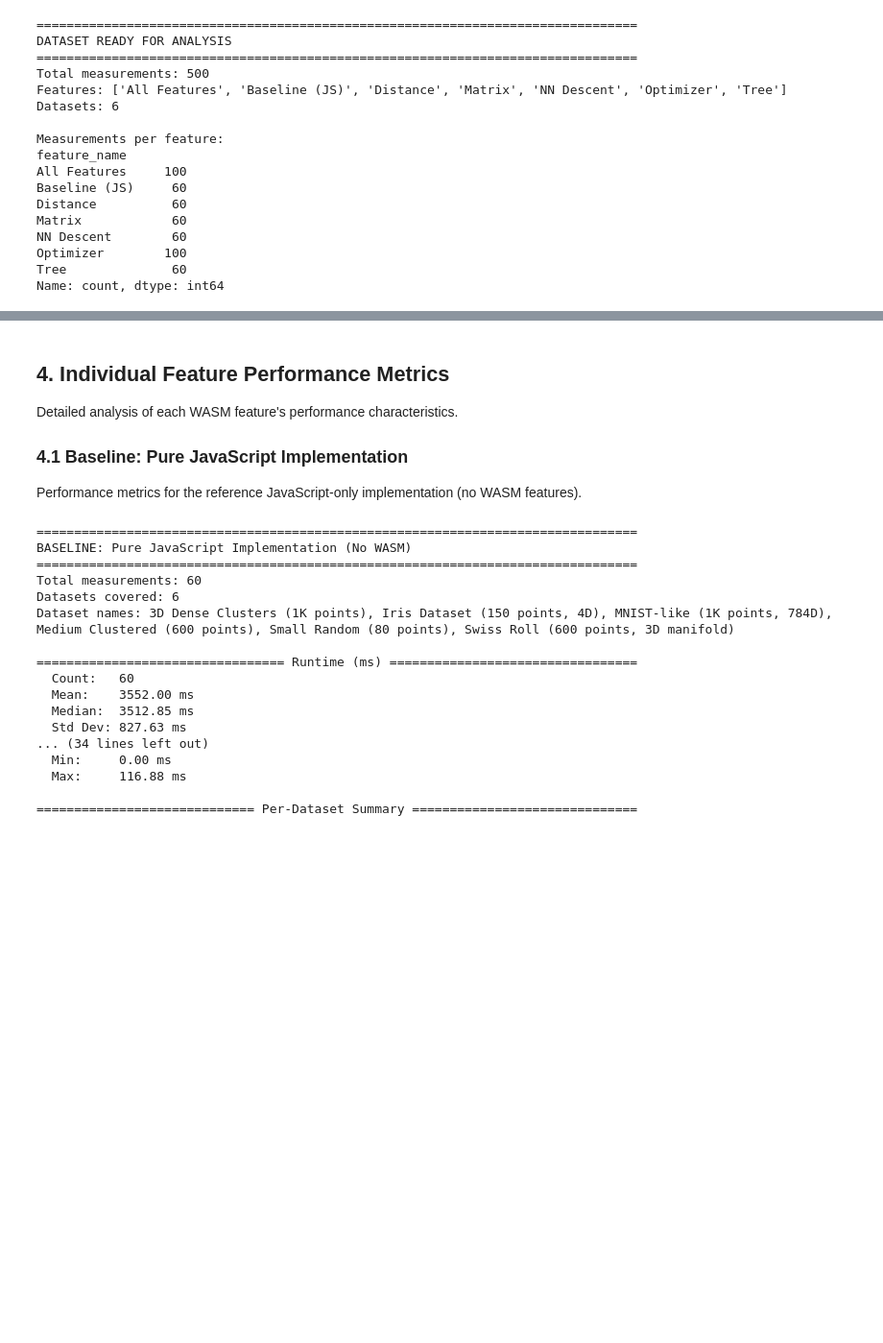
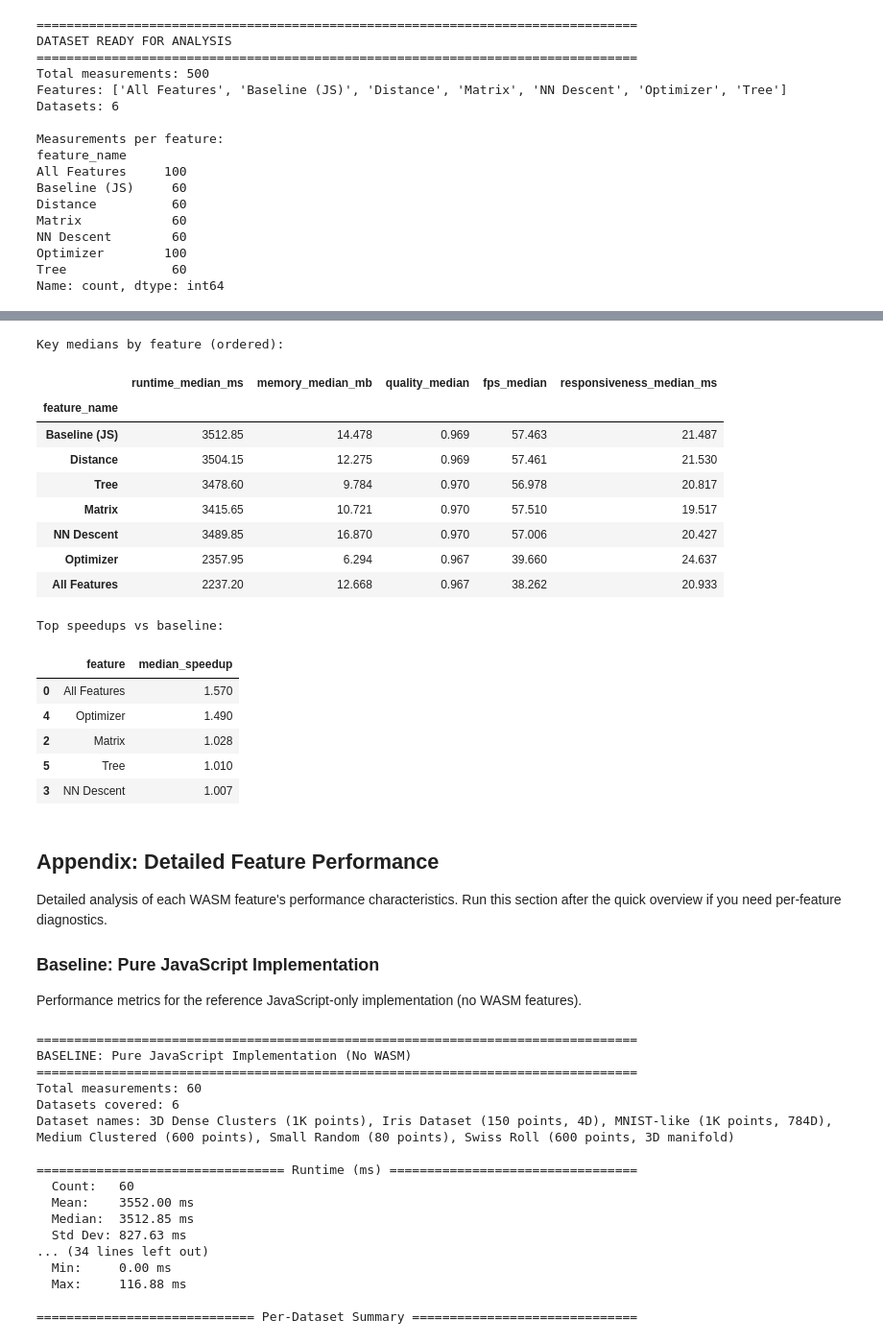
Before and after one commit to elarsaks/umap-bench, a Jupyter notebook: bench/analysis/new_analysis.ipynb, the cells around one changed output, grey strips where cells are left out. Shown at 96% size. Cells and saved outputs as stored; diff of their text form; code cells hidden in the pictures; blank space fills up the shorter version.

```diff
--- a/bench/analysis/new_analysis.ipynb
+++ b/bench/analysis/new_analysis.ipynb
@@ -207,9 +309,70 @@ Name: count, dtype: int64
+# %%
+# Quick overview: short narrative summary (uses quick-table variables)
+measurements = len(df_analysis)
+dataset_count = df_analysis['dataset_name'].nunique() if 'dataset_name' in df_analysis else 0
+feature_count = df_analysis['feature_name'].nunique()
+
+best_speedup = None
+best_feature = None
+if 'concise_speedup' in globals() and not concise_speedup.empty:
+    best_row = concise_speedup.iloc[0]
+    best_feature = best_row['feature']
+    best_speedup = best_row['median_speedup']
+
+all_features_speedup = None
+if 'All Features' in runtime_medians.index:
+    base_rt = runtime_medians.get('Baseline (JS)', np.nan)
+    all_rt = runtime_medians['All Features']
+    if pd.notna(base_rt) and all_rt > 0:
+        all_features_speedup = base_rt / all_rt
+
+quality_med = df_analysis['trustworthiness'].median() if 'trustworthiness' in df_analysis else np.nan
+fps_med = df_analysis['fps_avg'].median() if 'fps_avg' in df_analysis else np.nan
+resp_med = df_analysis['responsiveness_ms'].median() if 'responsiveness_ms' in df_analysis else np.nan
+
+lines = [
+    '# Quick Findings',
+    f'- Measurements: {measurements:,} across {dataset_count} datasets and {feature_count} features',
+]
+
+if best_feature:
+    lines.append(f'- Fastest median speedup: {best_feature} at {best_speedup:.2f}x vs baseline')
+if all_features_speedup:
+    lines.append(f'- All features combined: {all_features_speedup:.2f}x vs baseline')
+if pd.notna(quality_med):
+    lines.append(f'- Quality: median trustworthiness {quality_med:.3f}')
+if pd.notna(fps_med):
+    lines.append(f'- Responsiveness: median FPS {fps_med:.1f}')
+if pd.notna(resp_med):
+    lines.append(f'- Interaction latency: median responsiveness {resp_med:.1f} ms')
+
+lines.append('- Quick figure saved to ../outputs/figures/quick_key_metrics.png')
+
+display(Markdown('\n'.join(lines)))
+# %% [output]
+Key medians by feature (ordered):
+|  | runtime_median_ms | memory_median_mb | quality_median | fps_median | responsiveness_median_ms |
+| feature_name |  |  |  |  |  |
+| Baseline (JS) | 3512.85 | 14.478 | 0.969 | 57.463 | 21.487 |
+| Distance | 3504.15 | 12.275 | 0.969 | 57.461 | 21.530 |
+| Tree | 3478.60 | 9.784 | 0.970 | 56.978 | 20.817 |
+| Matrix | 3415.65 | 10.721 | 0.970 | 57.510 | 19.517 |
+| NN Descent | 3489.85 | 16.870 | 0.970 | 57.006 | 20.427 |
+| Optimizer | 2357.95 | 6.294 | 0.967 | 39.660 | 24.637 |
+| All Features | 2237.20 | 12.668 | 0.967 | 38.262 | 20.933 |
+Top speedups vs baseline:
+|  | feature | median_speedup |
+| 0 | All Features | 1.570 |
+| 4 | Optimizer | 1.490 |
+| 2 | Matrix | 1.028 |
+| 5 | Tree | 1.010 |
+| 3 | NN Descent | 1.007 |
 # %% [markdown]
-## 4. Individual Feature Performance Metrics
+## Appendix: Detailed Feature Performance
 
-Detailed analysis of each WASM feature's performance characteristics.
+Detailed analysis of each WASM feature's performance characteristics. Run this section after the quick overview if you need per-feature diagnostics.
 
-### 4.1 Baseline: Pure JavaScript Implementation
+### Baseline: Pure JavaScript Implementation
 
 Performance metrics for the reference JavaScript-only implementation (no WASM features).
 # %%
```
Also changed, not shown: parts of 4 cells of this notebook, 22 other files.
